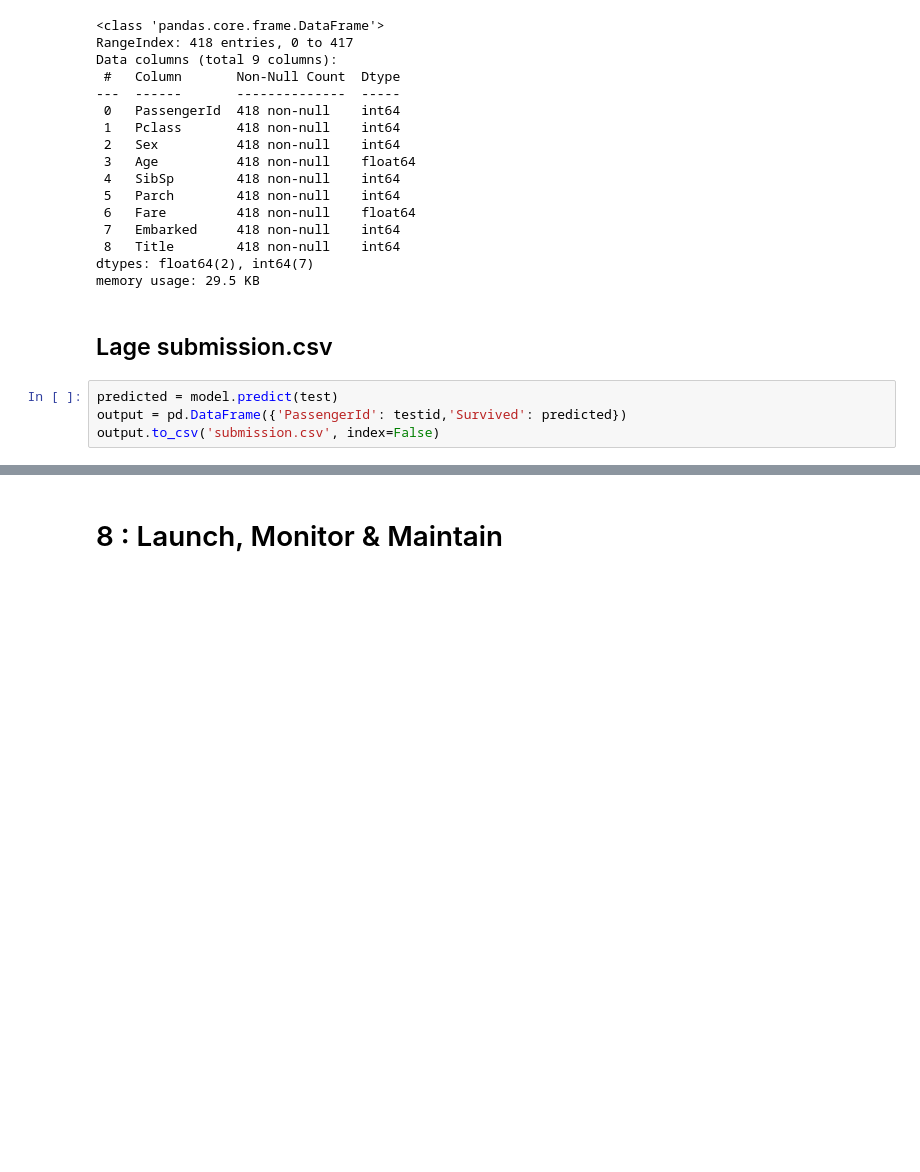
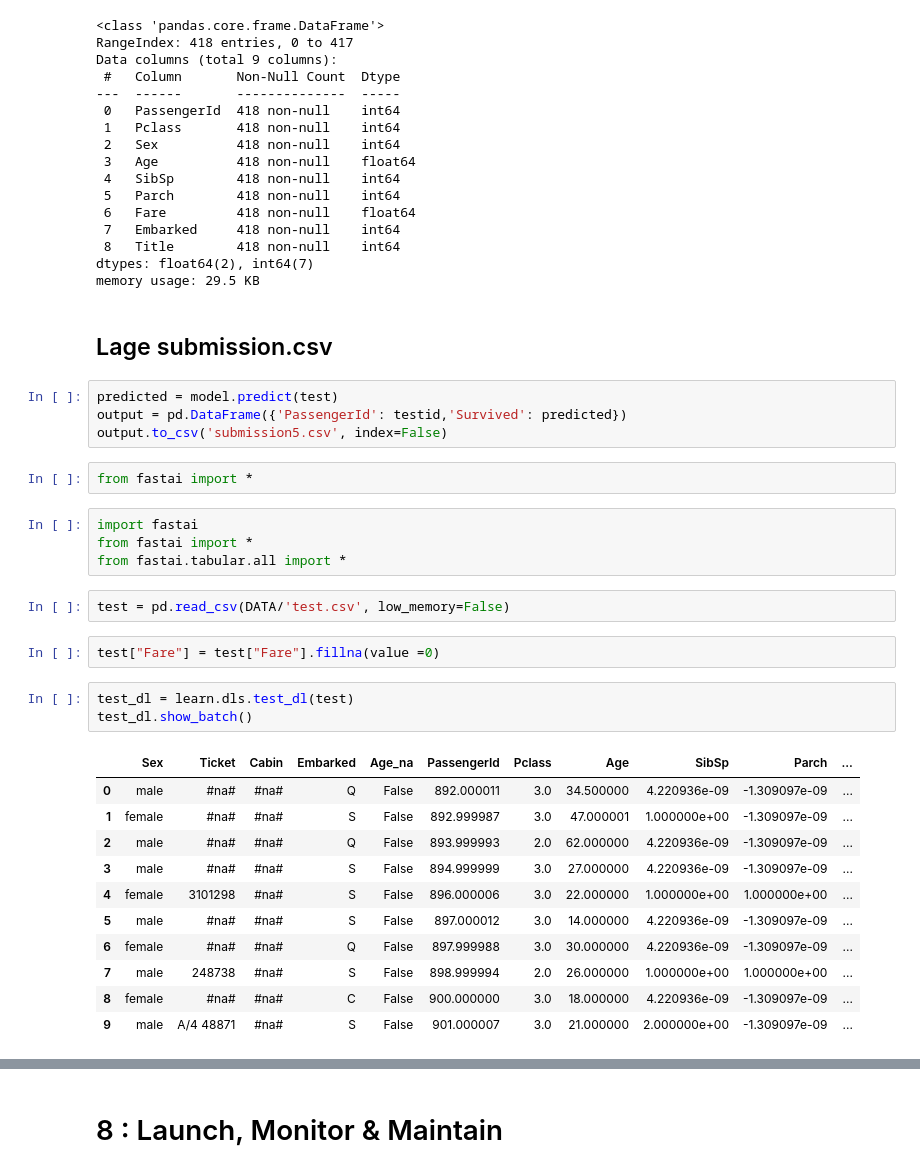
Before and after one commit to TorsteinAE/Deep-Learning-for-Tabular-Data, a Jupyter notebook: titanic.ipynb, the cells around one changed output, grey strips where cells are left out. Drawn from its saved outputs; the diff is of its cells as text; blank space fills up the shorter version.

```diff
--- a/titanic.ipynb
+++ b/titanic.ipynb
@@ -626,4 +624,29 @@ memory usage: 29.5 KB
 # %%
 predicted = model.predict(test)
 output = pd.DataFrame({'PassengerId': testid,'Survived': predicted})
-output.to_csv('submission.csv', index=False)
+output.to_csv('submission5.csv', index=False)
+# %%
+from fastai import *
+# %%
+import fastai
+from fastai import *
+from fastai.tabular.all import *
+# %%
+test = pd.read_csv(DATA/'test.csv', low_memory=False)
+# %%
+test["Fare"] = test["Fare"].fillna(value =0)
+# %%
+test_dl = learn.dls.test_dl(test)
+test_dl.show_batch()
+# %% [output]
+|  | Sex | Ticket | Cabin | Embarked | Age_na | PassengerId | Pclass | Age | SibSp | Parch | ... |
+| 0 | male | #na# | #na# | Q | False | 892.000011 | 3.0 | 34.500000 | 4.220936e-09 | -1.309097e-09 | ... |
+| 1 | female | #na# | #na# | S | False | 892.999987 | 3.0 | 47.000001 | 1.000000e+00 | -1.309097e-09 | ... |
+| 2 | male | #na# | #na# | Q | False | 893.999993 | 2.0 | 62.000000 | 4.220936e-09 | -1.309097e-09 | ... |
+| 3 | male | #na# | #na# | S | False | 894.999999 | 3.0 | 27.000000 | 4.220936e-09 | -1.309097e-09 | ... |
+| 4 | female | 3101298 | #na# | S | False | 896.000006 | 3.0 | 22.000000 | 1.000000e+00 | 1.000000e+00 | ... |
+| 5 | male | #na# | #na# | S | False | 897.000012 | 3.0 | 14.000000 | 4.220936e-09 | -1.309097e-09 | ... |
+| 6 | female | #na# | #na# | Q | False | 897.999988 | 3.0 | 30.000000 | 4.220936e-09 | -1.309097e-09 | ... |
+| 7 | male | 248738 | #na# | S | False | 898.999994 | 2.0 | 26.000000 | 1.000000e+00 | 1.000000e+00 | ... |
+| 8 | female | #na# | #na# | C | False | 900.000000 | 3.0 | 18.000000 | 4.220936e-09 | -1.309097e-09 | ... |
+| 9 | male | A/4 48871 | #na# | S | False | 901.000007 | 3.0 | 21.000000 | 2.000000e+00 | -1.309097e-09 | ... |
```
Also changed, not shown: parts of 13 cells of this notebook.
